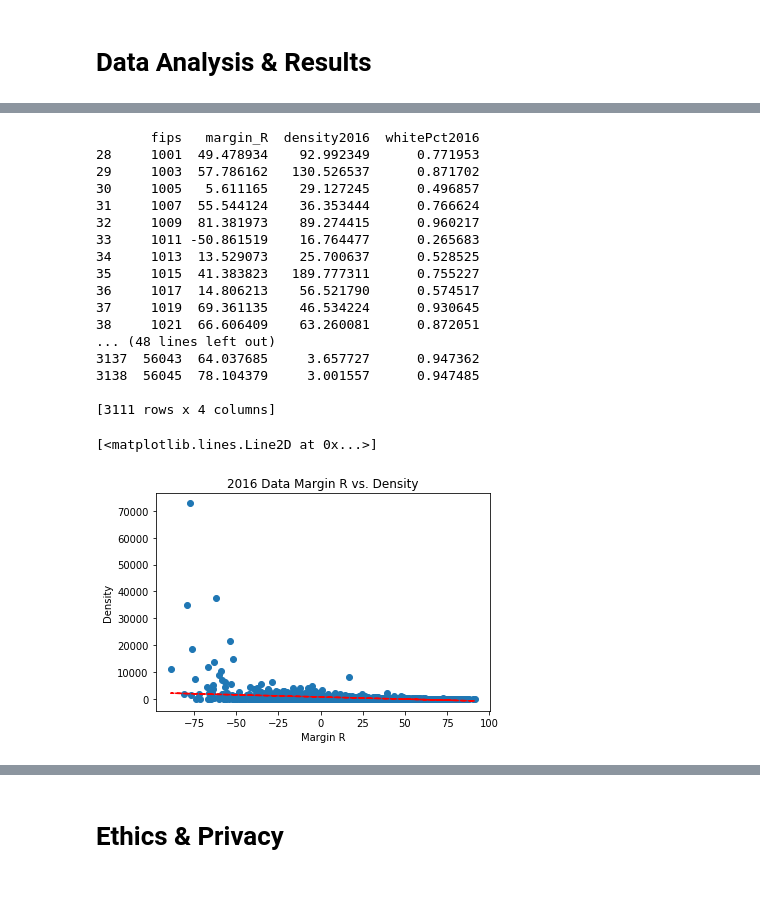
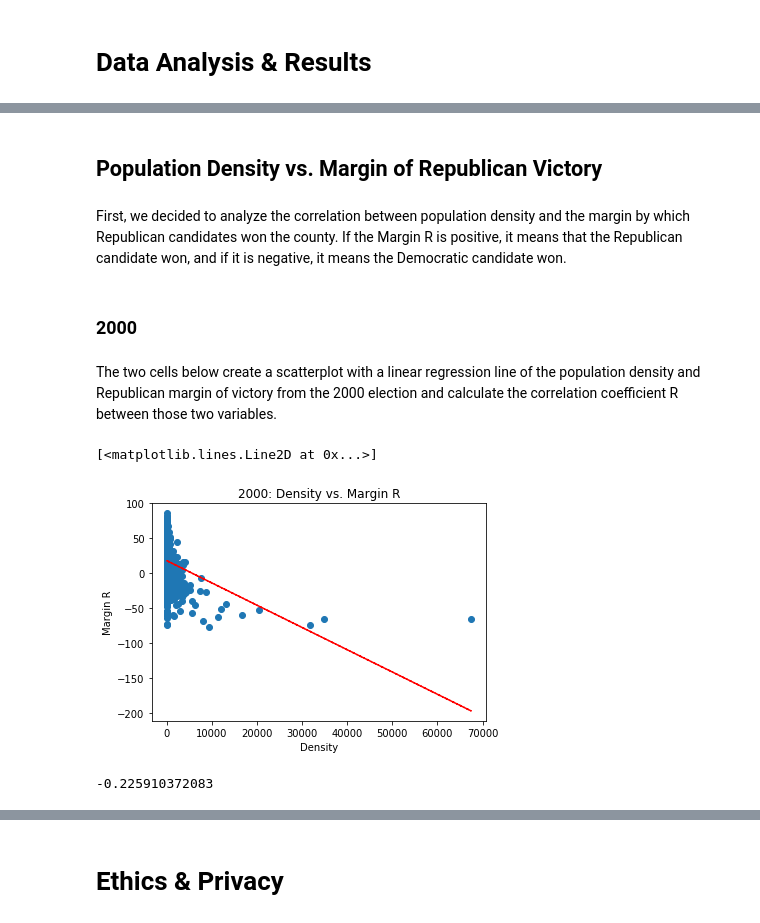
Before and after one commit to GiacomoPuccini/COGS108_Repo, a Jupyter notebook: FinalProject.ipynb, the cells around one changed output, grey strips where cells are left out. Drawn from its saved outputs; the diff is of its cells as text; code cells hidden in the pictures; blank space fills up the shorter version.

```diff
--- a/FinalProject.ipynb
+++ b/FinalProject.ipynb
@@ -651,34 +330,29 @@ plt.plot(data2016x, p9(data2016x), "r--")
-# %%
-#From allison - i took away the tostring() to make it easier to scroll
-print(data2016)
-
-data2016y = data2016['density2016']
-data2016x = data2016['margin_R']
-
-corrplot10 = plt.scatter(data2016x, data2016y)
-plt.xlabel('Margin R')
-plt.ylabel('Density')
-plt.title('2016 Data Margin R vs. Density')
-z10 = np.polyfit(data2016x, data2016y, 1)
-p10 = np.poly1d(z10)
-plt.plot(data2016x, p10(data2016x), "r--")
-# %% [output]
-       fips   margin_R  density2016  whitePct2016
-28     1001  49.478934    92.992349      0.771953
-29     1003  57.786162   130.526537      0.871702
-30     1005   5.611165    29.127245      0.496857
-31     1007  55.544124    36.353444      0.766624
-32     1009  81.381973    89.274415      0.960217
-33     1011 -50.861519    16.764477      0.265683
-34     1013  13.529073    25.700637      0.528525
-35     1015  41.383823   189.777311      0.755227
-36     1017  14.806213    56.521790      0.574517
-37     1019  69.361135    46.534224      0.930645
-38     1021  66.606409    63.260081      0.872051
-... (48 lines left out)
-3137  56043  64.037685     3.657727      0.947362
-3138  56045  78.104379     3.001557      0.947485
-
-[3111 rows x 4 columns]
-[<matplotlib.lines.Line2D at 0x...>]
-[figure, removed]
+# %% [markdown]
+## Population Density vs. Margin of Republican Victory
+# %% [markdown]
+First, we decided to analyze the correlation between population density and the margin by which Republican candidates won the county. If the Margin R is positive, it means that the Republican candidate won, and if it is negative, it means the Democratic candidate won.
+# %% [markdown]
+### 2000
+# %% [markdown]
+The two cells below create a scatterplot with a linear regression line of the population density and Republican margin of victory from the 2000 election and calculate the correlation coefficient R between those two variables.
+# %%
+# Make two new lists to plot over x and y axes
+data2000margin = data2000['margin_R']
+data2000density = data2000['density2000']
+
+# Make the scatterplot, label it, and include a linear regression line
+corrplot2 = plt.scatter(data2000density, data2000margin)
+plt.xlabel('Density')
+plt.ylabel('Margin R')
+plt.title('2000: Density vs. Margin R')
+z2 = np.polyfit(data2000density, data2000margin, 1)
+p2 = np.poly1d(z2)
+plt.plot(data2000density, p2(data2000density), "r--")
+# %% [output]
+[<matplotlib.lines.Line2D at 0x...>]
+[figure, added]
+# %%
+R2000_Density = np.corrcoef(x = data2000density, y = data2000margin)
+print(R2000_Density[0][1])
+# %% [output]
+-0.225910372083
```
Also changed, not shown: parts of 66 cells of this notebook.
